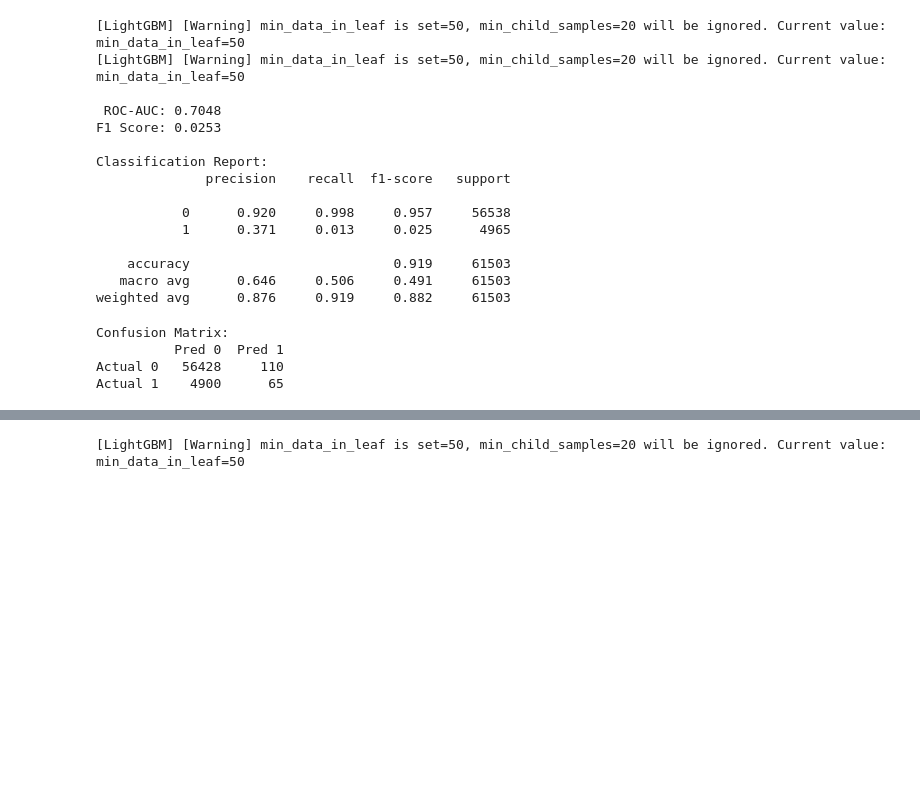
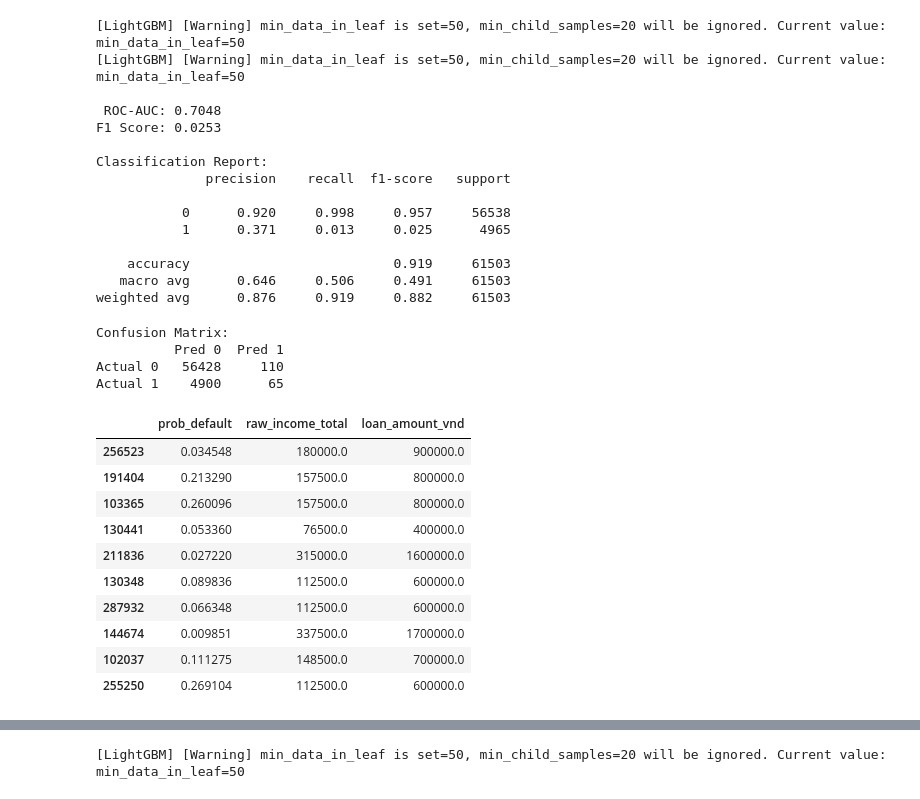
Before and after one commit to blacki0214/Credit-Scoring, a Jupyter notebook: notebooks/parquet_files/04_baseline_model_LightGBM.ipynb, the cells around one changed output, grey strips where cells are left out. Drawn from its saved outputs; the diff is of its cells as text; code cells hidden in the pictures; blank space fills up the shorter version.

```diff
--- a/notebooks/parquet_files/04_baseline_model_LightGBM.ipynb
+++ b/notebooks/parquet_files/04_baseline_model_LightGBM.ipynb
@@ -96,0 +100,39 @@ Actual 1    4900      65
+# %%
+L_max = 300_000_000  # 300 million VND
+k = 2.0               # sensitivity factor
+income_factor = 5     # 5x monthly income cap
+
+# Ensure income column is present or use median if missing
+if 'raw_income_total' in X_test_df.columns:
+    X_test_df['raw_income_total'] = X_test_df['raw_income_total'].fillna(X_test_df['raw_income_total'].median())
+else:
+    X_test_df['raw_income_total'] = X_test_df['raw_income_total'].median()
+
+# Loan amount formula
+X_test_df['loan_amount_vnd'] = (
+    L_max * (1 - X_test_df['prob_default']) ** k
+).clip(lower=5_000_000)
+
+# Cap by income
+income_cap = X_test_df['raw_income_total'] * income_factor
+
+X_test_df['loan_amount_vnd'] = pd.concat(
+    [X_test_df['loan_amount_vnd'], income_cap], axis=1
+).min(axis=1)
+
+# Round to nearest 100,000
+X_test_df['loan_amount_vnd'] = X_test_df['loan_amount_vnd'].round(-5)
+
+X_test_df[['prob_default', 'raw_income_total', 'loan_amount_vnd']].head(10)
+# %% [output]
+|  | prob_default | raw_income_total | loan_amount_vnd |
+| 256523 | 0.034548 | 180000.0 | 900000.0 |
+| 191404 | 0.213290 | 157500.0 | 800000.0 |
+| 103365 | 0.260096 | 157500.0 | 800000.0 |
+| 130441 | 0.053360 | 76500.0 | 400000.0 |
+| 211836 | 0.027220 | 315000.0 | 1600000.0 |
+| 130348 | 0.089836 | 112500.0 | 600000.0 |
+| 287932 | 0.066348 | 112500.0 | 600000.0 |
+| 144674 | 0.009851 | 337500.0 | 1700000.0 |
+| 102037 | 0.111275 | 148500.0 | 700000.0 |
+| 255250 | 0.269104 | 112500.0 | 600000.0 |
```
Also changed, not shown: parts of 4 cells of this notebook, 3 other files.
